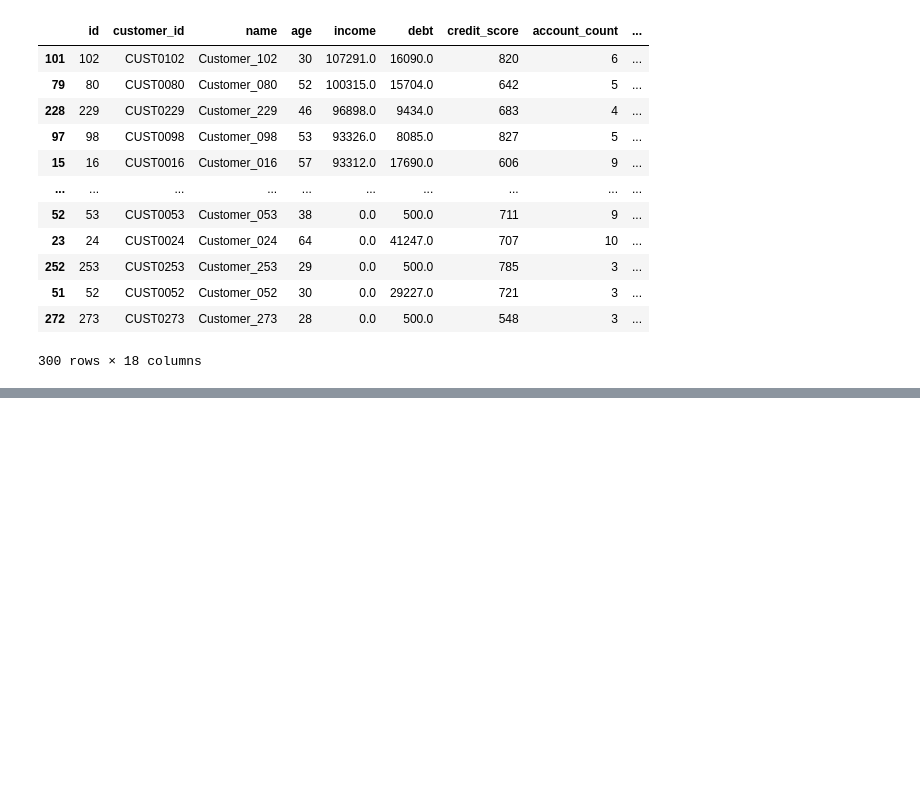
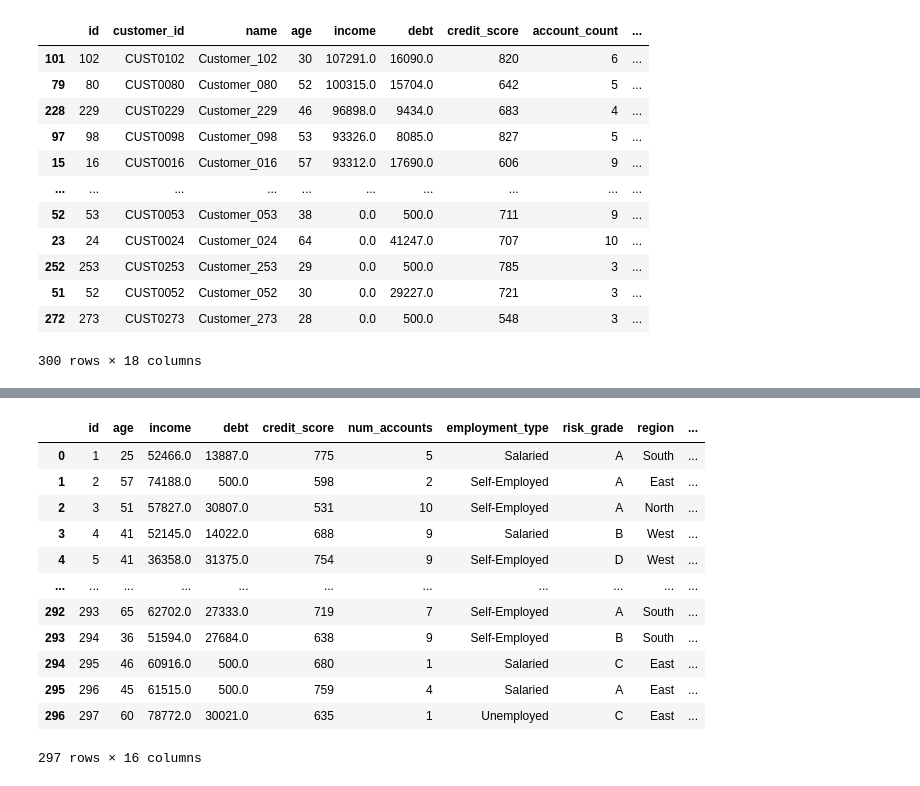
Before and after one commit to TheUnnamedOne-design/Generative-AI-and-Machine-Learning, a Jupyter notebook: Learning_Codes/Pandas_practise.ipynb, the cells around one changed output, grey strips where cells are left out. Drawn from its saved outputs; the diff is of its cells as text; code cells hidden in the pictures; blank space fills up the shorter version.

```diff
--- a/Learning_Codes/Pandas_practise.ipynb
+++ b/Learning_Codes/Pandas_practise.ipynb
@@ -245,0 +393,22 @@ df.sort_values("income",ascending=False)
+# %%
+df["income"]=df["income"].fillna(df["income"].median())
+df.isnull().sum()
+
+df["employment_type"]=df["employment_type"].fillna("Unknown")
+df.drop_duplicates(inplace=True)
+
+df
+# %% [output]
+|  | id | age | income | debt | credit_score | num_accounts | employment_type | risk_grade | region | ... |
+| 0 | 1 | 25 | 52466.0 | 13887.0 | 775 | 5 | Salaried | A | South | ... |
+| 1 | 2 | 57 | 74188.0 | 500.0 | 598 | 2 | Self-Employed | A | East | ... |
+| 2 | 3 | 51 | 57827.0 | 30807.0 | 531 | 10 | Self-Employed | A | North | ... |
+| 3 | 4 | 41 | 52145.0 | 14022.0 | 688 | 9 | Salaried | B | West | ... |
+| 4 | 5 | 41 | 36358.0 | 31375.0 | 754 | 9 | Self-Employed | D | West | ... |
+| ... | ... | ... | ... | ... | ... | ... | ... | ... | ... | ... |
+| 292 | 293 | 65 | 62702.0 | 27333.0 | 719 | 7 | Self-Employed | A | South | ... |
+| 293 | 294 | 36 | 51594.0 | 27684.0 | 638 | 9 | Self-Employed | B | South | ... |
+| 294 | 295 | 46 | 60916.0 | 500.0 | 680 | 1 | Salaried | C | East | ... |
+| 295 | 296 | 45 | 61515.0 | 500.0 | 759 | 4 | Salaried | A | East | ... |
+| 296 | 297 | 60 | 78772.0 | 30021.0 | 635 | 1 | Unemployed | C | East | ... |
+297 rows × 16 columns
```
Also changed, not shown: parts of 11 cells of this notebook.
